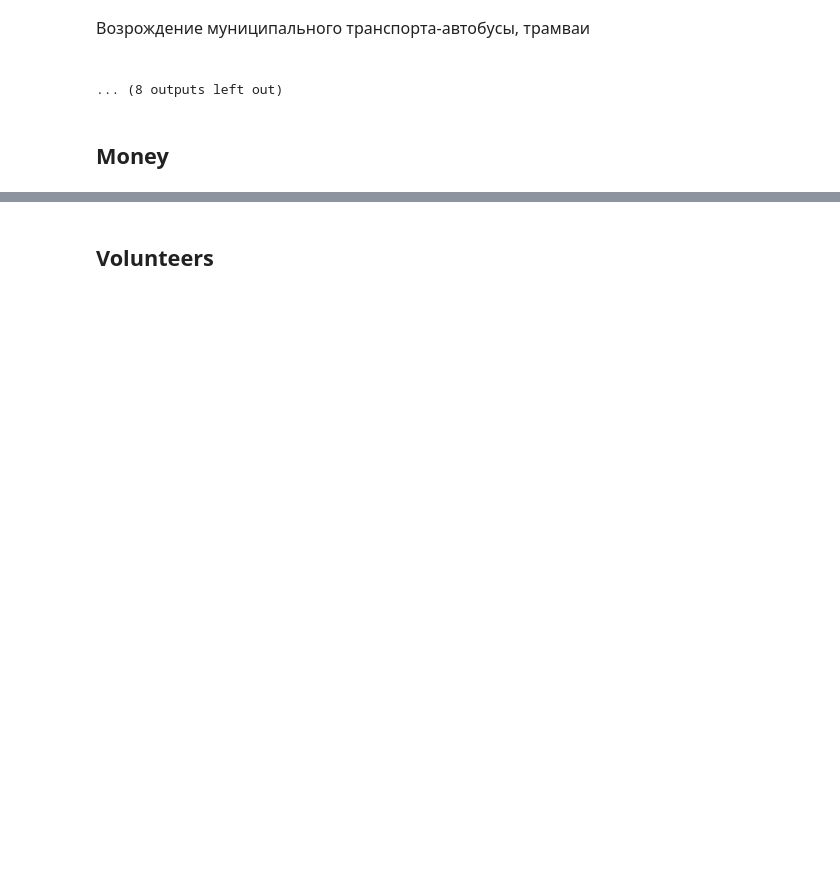
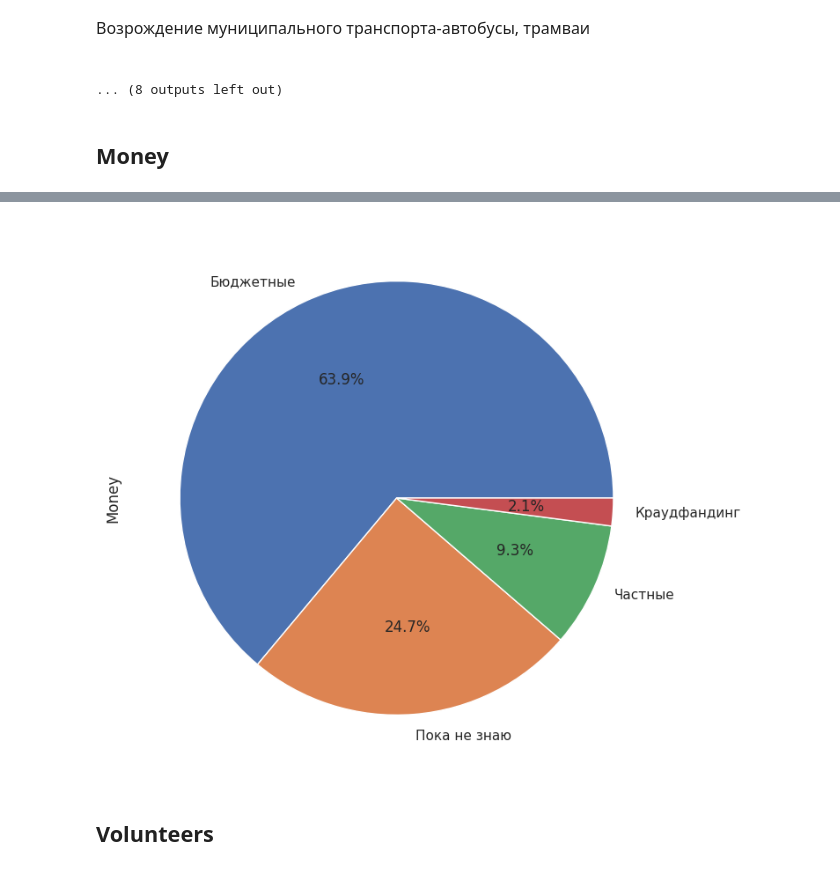
Before and after one commit to modernpacifist/komsomolsk-on-amur-comment-analysis, a Jupyter notebook: KomsomolskOnAmurCommentAnalysis.ipynb, the cells around one changed output, grey strips where cells are left out. Drawn from its saved outputs; the diff is of its cells as text; code cells hidden in the pictures; blank space fills up the shorter version.

```diff
--- a/KomsomolskOnAmurCommentAnalysis.ipynb
+++ b/KomsomolskOnAmurCommentAnalysis.ipynb
@@ -278,2 +268,9 @@ Name: Money, dtype: object
+# %%
+percentile_money_int = df.Money.value_counts(normalize=True).mul(100).round(1).astype(int)
+plt.figure(figsize=(12, 8))
+percentile_money_int.plot(kind='pie', autopct='%1.1f%%')
+plt.show()
+# %% [output]
+[figure, added]
 # %% [markdown]
 ## Volunteers
```
Also changed, not shown: parts of 7 cells of this notebook.
